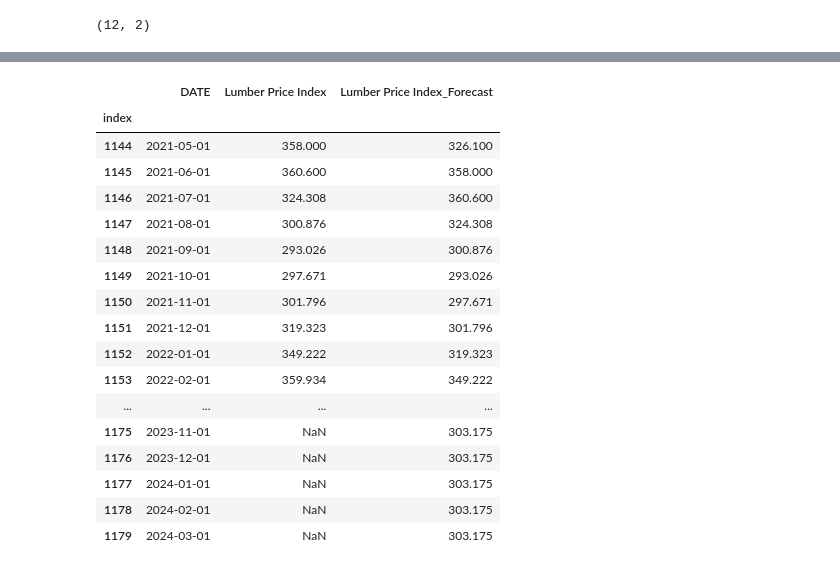
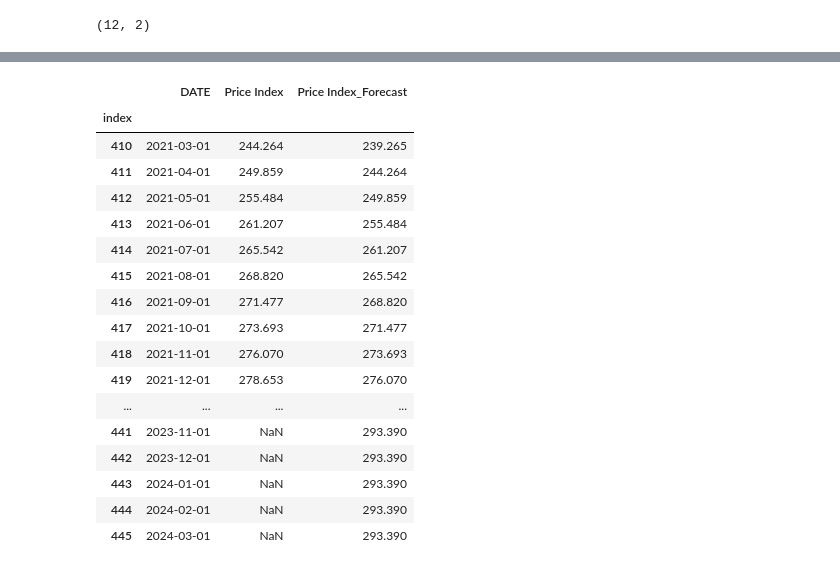
Before and after one commit to CptSasquatch/project-4, a Jupyter notebook: jason/us_housing_forecasting.ipynb, the cells around one changed output, grey strips where cells are left out. Saved outputs shown, nothing was run; the diff lists cells and outputs as text; code cells hidden in the pictures.

```diff
--- a/jason/us_housing_forecasting.ipynb
+++ b/jason/us_housing_forecasting.ipynb
@@ -16,16 +16,16 @@ import pyaf.ForecastEngine as autof
 # %%
 
 # Read in the data
-df = pd.read_csv('data/MORTGAGE30US.csv')
+df = pd.read_csv('data/CSUSHPINSA.csv')
 df['DATE'] = df['DATE'].apply(lambda x : datetime.datetime.strptime(x, "%Y-%m-%d"))
 # add a unique index column
 df['index'] = range(0, len(df))
 df.set_index('index', inplace=True)
-# rename the 'MORTGAGE30US' column to 'Mortgage Rate'
-df.rename(columns={'MORTGAGE30US_NBD19710401': 'Mortgage Rate'}, inplace=True)
+# rename the 'CSUSHPINSA' column to 'Price Index'
+df.rename(columns={'CSUSHPINSA': 'Price Index'}, inplace=True)
 # remove the last row
 df = df[:-1]
-# convert the 'Mortgage Rate' column to a float
-df['Mortgage Rate'] = df['Mortgage Rate'].astype(float)
+# convert the 'Price Index' column to a float
+df['Price Index'] = df['Price Index'].astype(float)
 df.head()
 # %% [output]
@@ -54,5 +54,5 @@ test.shape
 lEngine = autof.cForecastEngine()
 # %%
 # get the best model
-lEngine.train(train, 'DATE' , 'Mortgage Rate' , horizon)
+lEngine.train(train, 'DATE' , 'Price Index' , horizon)
 # %% [output]
@@ -212,31 +212,31 @@ forecast_df.shape
 # %%
 # fill the price index forecast column with the forecast data
-df2['Lumber Price Index_Forecast'] = future_df['Lumber Price Index_Forecast'].values
+df2['Price Index_Forecast'] = future_df['Price Index_Forecast'].values
 # for values after 2023-03-01, fill with NaN
 for i in range(0, 11):
-    df2['Lumber Price Index_Forecast'][len(df2)-11+i] = np.nan
+    df2['Price Index_Forecast'][len(df2)-11+i] = np.nan
 
-# for values after 2023-03-01, fill with Lumber Price Index_Forecast
-df2['Lumber Price Index_Forecast'].fillna(value=future_df['Lumber Price Index_Forecast'], inplace=True)
+# for values after 2023-03-01, fill with Price Index_Forecast
+df2['Price Index_Forecast'].fillna(value=future_df['Price Index_Forecast'], inplace=True)
 
 df2.tail(36)
 # %% [output]
-|  | DATE | Lumber Price Index | Lumber Price Index_Forecast |
+|  | DATE | Price Index | Price Index_Forecast |
 | index |  |  |  |
-| 1144 | 2021-05-01 | 358.000 | 326.100 |
-| 1145 | 2021-06-01 | 360.600 | 358.000 |
-| 1146 | 2021-07-01 | 324.308 | 360.600 |
-| 1147 | 2021-08-01 | 300.876 | 324.308 |
-| 1148 | 2021-09-01 | 293.026 | 300.876 |
-| 1149 | 2021-10-01 | 297.671 | 293.026 |
-| 1150 | 2021-11-01 | 301.796 | 297.671 |
-| 1151 | 2021-12-01 | 319.323 | 301.796 |
-| 1152 | 2022-01-01 | 349.222 | 319.323 |
-| 1153 | 2022-02-01 | 359.934 | 349.222 |
+| 410 | 2021-03-01 | 244.264 | 239.265 |
+| 411 | 2021-04-01 | 249.859 | 244.264 |
+| 412 | 2021-05-01 | 255.484 | 249.859 |
+| 413 | 2021-06-01 | 261.207 | 255.484 |
+| 414 | 2021-07-01 | 265.542 | 261.207 |
+| 415 | 2021-08-01 | 268.820 | 265.542 |
+| 416 | 2021-09-01 | 271.477 | 268.820 |
+| 417 | 2021-10-01 | 273.693 | 271.477 |
+| 418 | 2021-11-01 | 276.070 | 273.693 |
+| 419 | 2021-12-01 | 278.653 | 276.070 |
 | ... | ... | ... | ... |
-| 1175 | 2023-11-01 | NaN | 303.175 |
-| 1176 | 2023-12-01 | NaN | 303.175 |
-| 1177 | 2024-01-01 | NaN | 303.175 |
-| 1178 | 2024-02-01 | NaN | 303.175 |
-| 1179 | 2024-03-01 | NaN | 303.175 |
+| 441 | 2023-11-01 | NaN | 293.390 |
+| 442 | 2023-12-01 | NaN | 293.390 |
+| 443 | 2024-01-01 | NaN | 293.390 |
+| 444 | 2024-02-01 | NaN | 293.390 |
+| 445 | 2024-03-01 | NaN | 293.390 |
 # %%
```
Also changed, not shown: parts of 13 cells of this notebook, 2 other files.
